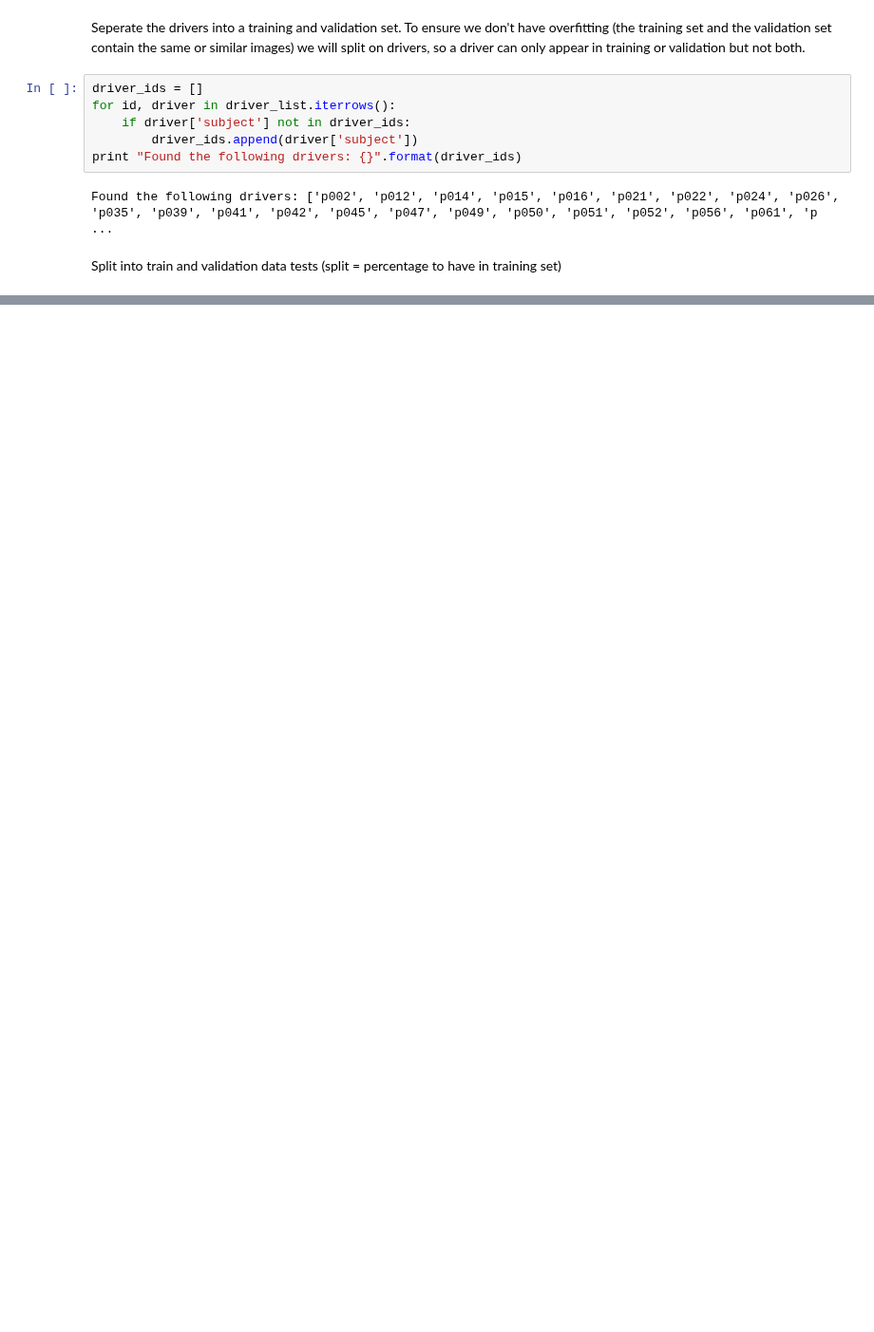
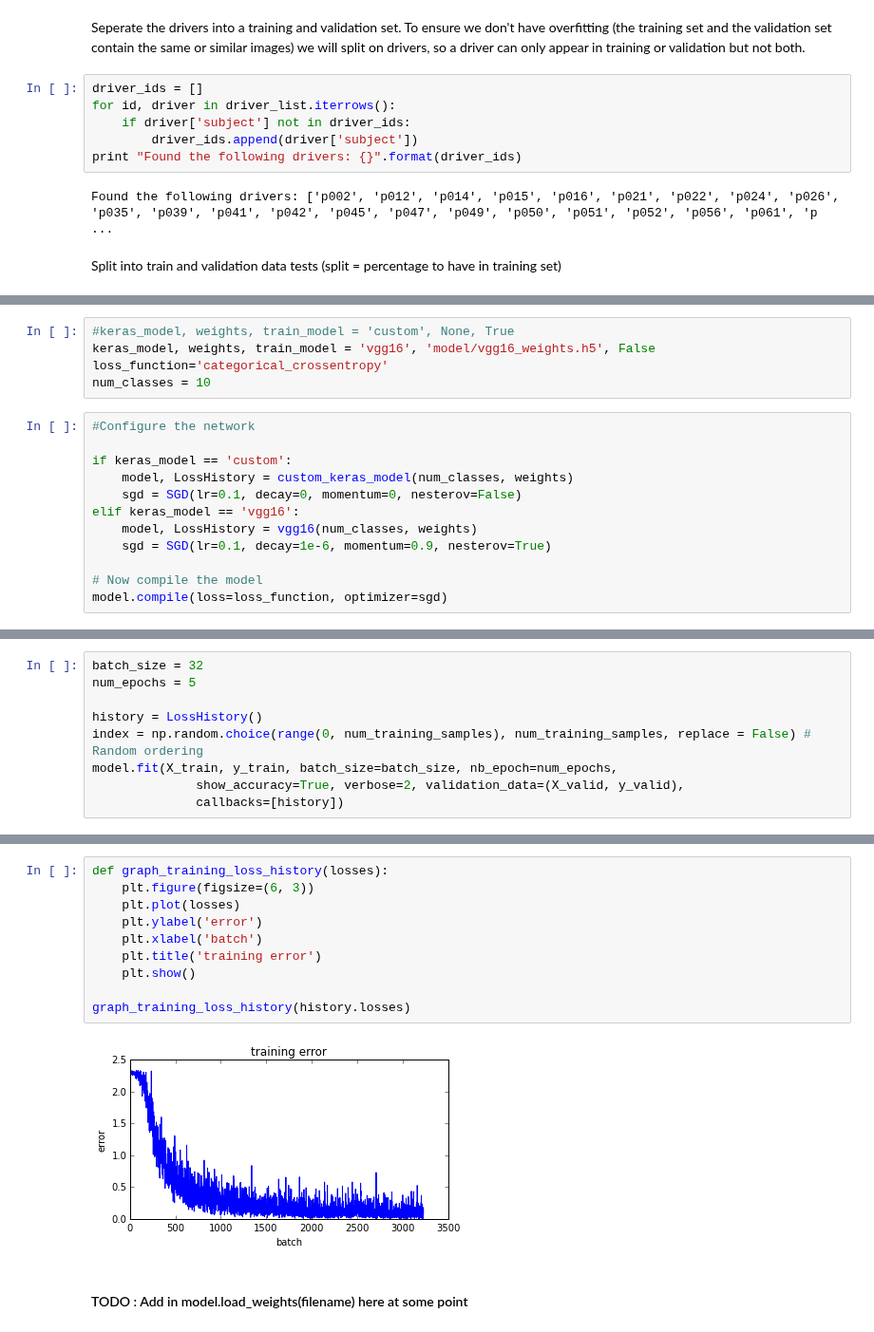
Before and after one commit to markstrefford/state-farm, a Jupyter notebook: state-farm.ipynb, the cells around one changed output, grey strips where cells are left out. Shown at 95% size. Cells and saved outputs as stored; diff of their text form; blank space fills up the shorter version.

Commit message:
Introduced VGG16 architecture
Provide options around which NN architecture to use:
- Custom (from previous release)
- VGG16

Also options to train and use pre-loaded weights

```diff
--- a/state-farm.ipynb
+++ b/state-farm.ipynb
@@ -312,0 +400,17 @@ NameError: name 'solver' is not defined
+# %%
+#keras_model, weights, train_model = 'custom', None, True
+keras_model, weights, train_model = 'vgg16', 'model/vgg16_weights.h5', False
+loss_function='categorical_crossentropy'
+num_classes = 10
+# %%
+#Configure the network
+
+if keras_model == 'custom':
+    model, LossHistory = custom_keras_model(num_classes, weights)
+    sgd = SGD(lr=0.1, decay=0, momentum=0, nesterov=False)
+elif keras_model == 'vgg16':
+    model, LossHistory = vgg16(num_classes, weights)
+    sgd = SGD(lr=0.1, decay=1e-6, momentum=0.9, nesterov=True)
+
+# Now compile the model
+model.compile(loss=loss_function, optimizer=sgd)
@@ -312,0 +423,9 @@ NameError: name 'solver' is not defined
+# %%
+batch_size = 32
+num_epochs = 5
+
+history = LossHistory()
+index = np.random.choice(range(0, num_training_samples), num_training_samples, replace = False) # Random ordering
+model.fit(X_train, y_train, batch_size=batch_size, nb_epoch=num_epochs,
+              show_accuracy=True, verbose=2, validation_data=(X_valid, y_valid),
+              callbacks=[history])
@@ -312,0 +445,14 @@ NameError: name 'solver' is not defined
+# %%
+def graph_training_loss_history(losses):
+    plt.figure(figsize=(6, 3))
+    plt.plot(losses)
+    plt.ylabel('error')
+    plt.xlabel('batch')
+    plt.title('training error')
+    plt.show()
+
+graph_training_loss_history(history.losses)
+# %% [output]
+[figure, added]
+# %% [markdown]
+#### TODO : Add in model.load_weights(filename) here at some point
```
Also changed, not shown: parts of 49 cells of this notebook, 2 other files.
